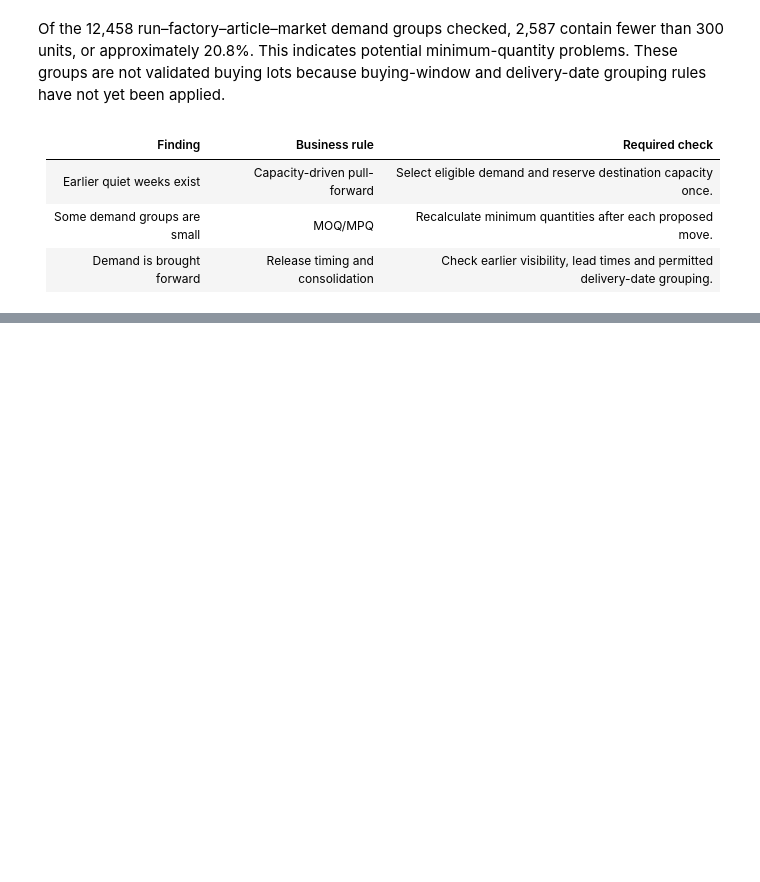
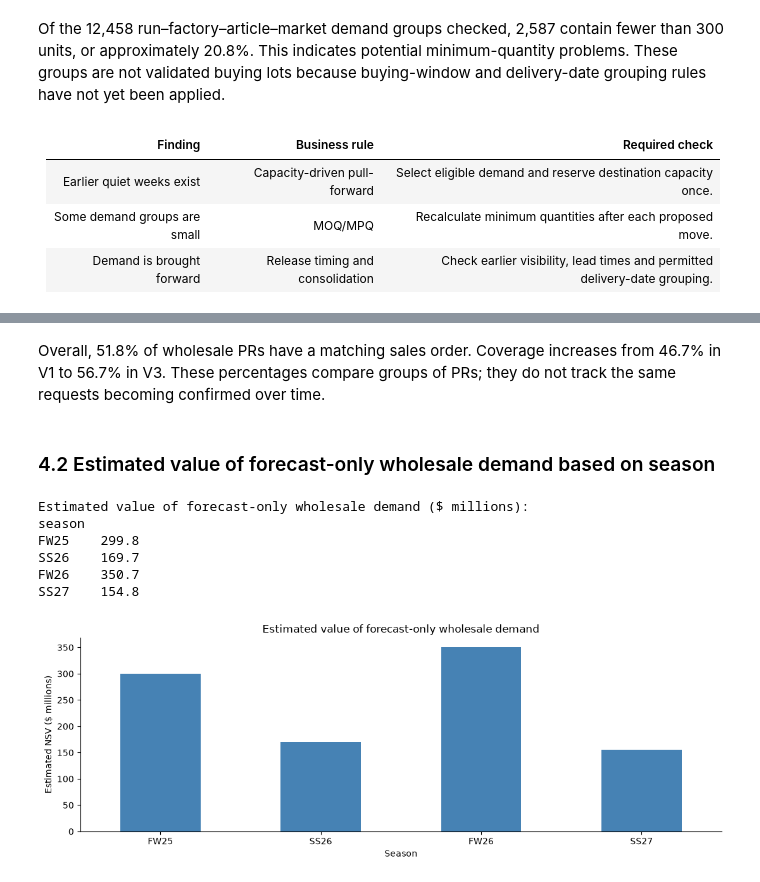
Before and after one commit to Avasarala-lusi/acme-sports-buy-copilot, a Jupyter notebook: notebooks/trend_analysis.ipynb, the cells around one changed output, grey strips where cells are left out. Drawn from its saved outputs; the diff is of its cells as text; code cells hidden in the pictures; blank space fills up the shorter version.

```diff
--- a/notebooks/trend_analysis.ipynb
+++ b/notebooks/trend_analysis.ipynb
@@ -428,0 +489,55 @@ Of the 12,458 run–factory–article–market demand groups checked, 2,587 cont
+# %% [markdown]
+Overall, 51.8% of wholesale PRs have a matching sales order. Coverage increases from 46.7% in V1 to 56.7% in V3. These percentages compare groups of PRs; they do not track the same requests becoming confirmed over time.
+# %% [markdown]
+### 4.2 Estimated value of forecast-only wholesale demand based on season
+# %%
+# Total sales-order value associated with each PR.
+nsv_by_pr = (
+    so.groupby("pr_id")["net_sales_value"]
+    .sum()
+    .rename("order_nsv")
+)
+
+valued_ws = ws.merge(
+    nsv_by_pr, on="pr_id", how="left", validate="one_to_one"
+)
+
+# Estimate value per unit using order-backed wholesale PRs.
+firm = valued_ws[valued_ws["covered"]].groupby("article_id").agg(
+    nsv=("order_nsv", "sum"),
+    units=("requested_qty", "sum")
+)
+
+value_per_unit = firm["nsv"] / firm["units"]
+
+forecast = valued_ws[~valued_ws["covered"]].copy()
+forecast["estimated_nsv"] = (
+    forecast["requested_qty"]
+    * forecast["article_id"].map(value_per_unit)
+)
+
+assert forecast["estimated_nsv"].notna().all(), "Missing article value estimate"
+
+season_value = (
+    forecast.groupby("season")["estimated_nsv"].sum() / 1_000_000
+).reindex(["FW25", "SS26", "FW26", "SS27"])
+
+print("Estimated value of forecast-only wholesale demand ($ millions):")
+print(season_value.round(1).to_string())
+
+ax = season_value.plot(kind="bar", color="steelblue", rot=0)
+ax.set(
+    title="Estimated value of forecast-only wholesale demand",
+    xlabel="Season",
+    ylabel="Estimated NSV ($ millions)"
+)
+plt.tight_layout()
+plt.show()
+# %% [output]
+Estimated value of forecast-only wholesale demand ($ millions):
+season
+FW25    299.8
+SS26    169.7
+FW26    350.7
+SS27    154.8
+[figure, added]
```
Also changed, not shown: parts of 14 cells of this notebook.
